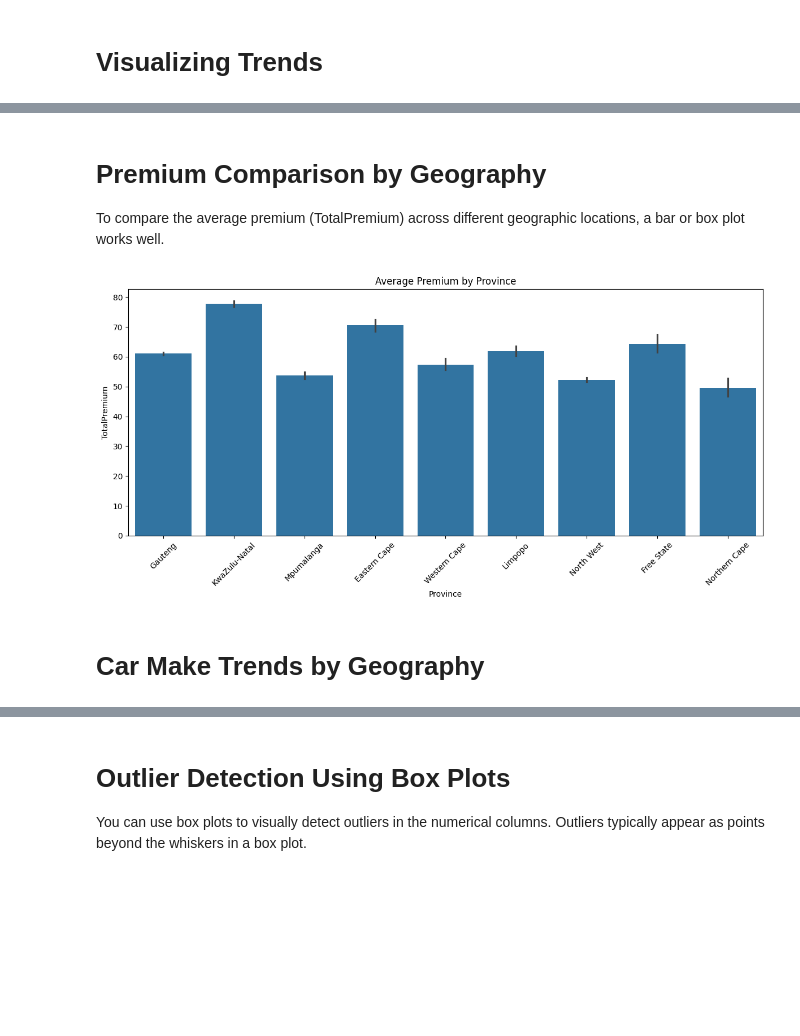
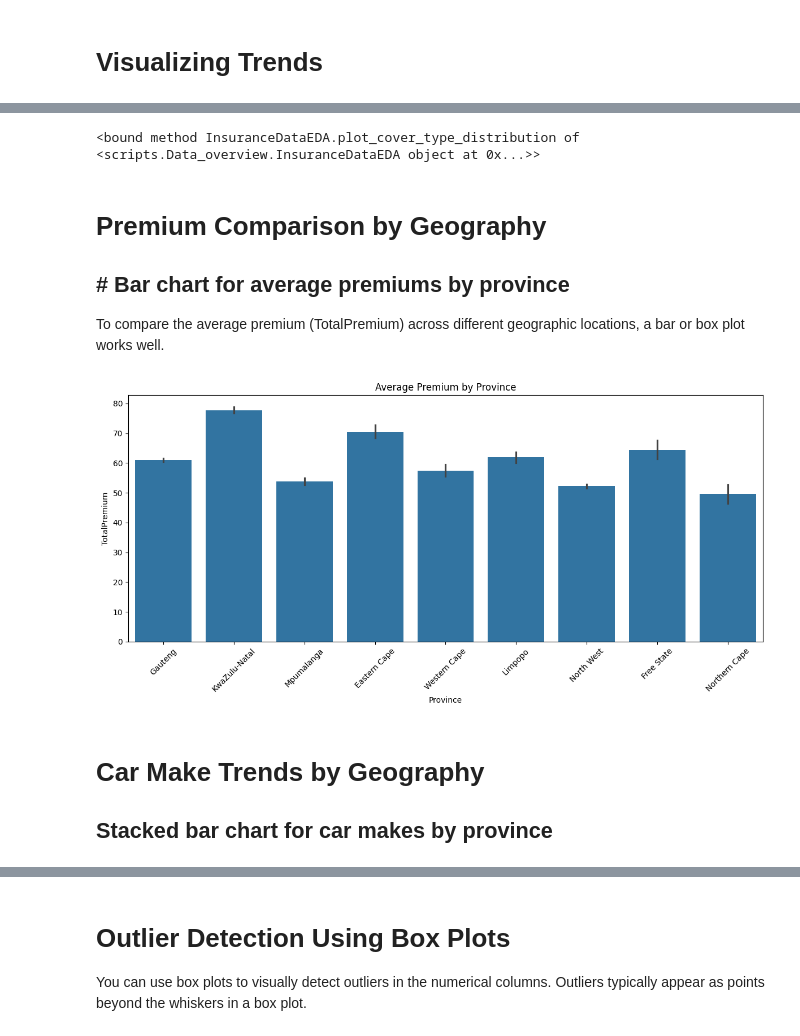
Before and after one commit to Ermi23/Claim-And-Risk-Analytics-for-Insurance, a Jupyter notebook: notebooks/Insurance_Data_EDA.ipynb, the cells around one changed output, grey strips where cells are left out. Cells and saved outputs as stored; diff of their text form; code cells hidden in the pictures; blank space fills up the shorter version.

```diff
--- a/notebooks/Insurance_Data_EDA.ipynb
+++ b/notebooks/Insurance_Data_EDA.ipynb
@@ -13 +16,4 @@ c:\Users\ermias.tadesse\10x\Claim-And-Risk-Analytics-for-Insurance\notebooks
+# %%
+file = 'MachineLearningRating_v3.txt'
+analysis = InsuranceDataEDA(file)
 # %% [markdown]
@@ -54,0 +21,2 @@ print(data.head())  # View the first few rows
+# %%
+analysis.load_data()
@@ -498,15 +250,15 @@ plt.show()
+# %%
+analysis.plot_cover_type_distribution
+# %% [output]
+<bound method InsuranceDataEDA.plot_cover_type_distribution of <scripts.Data_overview.InsuranceDataEDA object at 0x...>>
 # %% [markdown]
 # Premium Comparison by Geography
+## # Bar chart for average premiums by province
 To compare the average premium (TotalPremium) across different geographic locations, a bar or box plot works well.
-# %%
-# Bar chart for average premiums by province
-plt.figure(figsize=(12, 6))
-sns.barplot(data=data, x='Province', y='TotalPremium')
-plt.title('Average Premium by Province')
-plt.xticks(rotation=45)
-plt.tight_layout()
-plt.show()
-# %% [output]
-[figure, removed]
+# %%
+analysis.plot_average_premium_by_province()
+# %% [output]
+[figure, added]
 # %% [markdown]
 # Car Make Trends by Geography
+## Stacked bar chart for car makes by province
```
Also changed, not shown: parts of 45 cells of this notebook, 1 other file.
